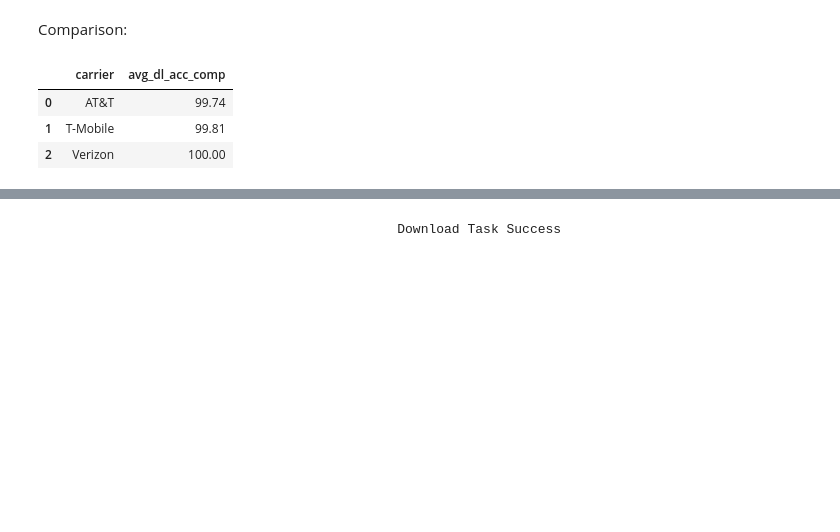
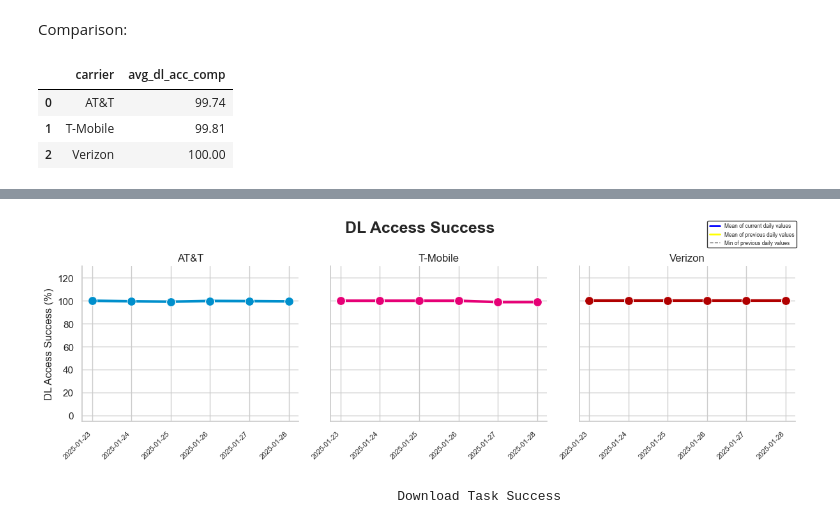
Before and after one commit to ookla-jennymassari/dq_reporting_test.py, a Jupyter notebook: dq_reporting_notebook.ipynb, the cells around one changed output, grey strips where cells are left out. Cells and saved outputs as stored; diff of their text form; code cells hidden in the pictures; blank space fills up the shorter version.

```diff
--- a/dq_reporting_notebook.ipynb
+++ b/dq_reporting_notebook.ipynb
@@ -2070,3 +2071,97 @@ dl_all_acc_comp.head()
+# %%
+def plot_with_dl_acc_succ(data, color, **kwargs):
+    import matplotlib.pyplot as plt
+
+    carrier = data['carrier'].iloc[0]
+
+    # Plot the line for daily dl access success
+    sns.lineplot(
+        data=data,
+        x="start_date",
+        y="avg_dl_acc",
+        marker="o",
+        color=carrier_color_dict_reporting.get(carrier, "gray"),
+        linewidth=3,
+        markersize=10,
+        **kwargs
+    )
+
+    # Calculate the mean of current values for carrier
+mean_curr_vals = dl_all_acc_curr[dl_all_acc_curr['carrier'] == carrier]['avg_dl_acc_curr']
+if not mean_curr_vals.empty:
+    mean_curr = mean_curr_vals.mean()  # Calculate the mean (this is a correction)
+    plt.axhline(
+        y=mean_curr,
+        color="blue",
+        linewidth=2,
+        linestyle="-"
+    )
+
+# Calculate the mean of previous values for carrier
+mean_comp_vals = dl_all_acc_comp[dl_all_acc_comp['carrier'] == carrier]['avg_dl_acc_comp']
+if not mean_comp_vals.empty:
+    mean_comp = mean_comp_vals.mean()  # Calculate the mean (this is a correction)
+    plt.axhline(
+        y=mean_comp,
+        color="yellow",
+        linewidth=2,
+        linestyle="-"
+    )
+
+# Calculate the min value for carrier
+min_val_vals = dl_acc_comp[dl_acc_comp['carrier'] == carrier]['avg_dl_acc']
+if not min_val_vals.empty:
+    min_val = min_val_vals.min()  # Calculate the minimum (this is a correction)
+    plt.axhline(
+        y=min_val,
+        color="#686868",
+        linewidth=1,
+        linestyle="dashed"
+    )
+
+
+g = sns.FacetGrid(
+    dl_acc_curr,
+    col="carrier",
+    col_wrap=3,
+    height=4,
+    sharey=True
+)
+
+g.map_dataframe(plot_with_dl_acc_succ)
+
+g.set_titles(col_template="{col_name}")
+g.set_axis_labels("", "DL Access Success (%)")
+g.set(ylim=(-5, 130))
+
+# Adjust the x-axis tick labels (dates)
+for ax in g.axes.flat:
+    ax.tick_params(axis='x', labelsize=8)
+    ax.set_xticklabels(ax.get_xticklabels(), rotation=45, ha="right")
+
+plt.subplots_adjust(top=0.9)
+g.fig.suptitle("DL Access Success", fontsize=18, fontweight="bold")
+
+
+# Create custom legend handles
+mean_curr_line = mlines.Line2D([], [], color='blue', linewidth=2, label='Mean of current daily values')
+mean_comp_line = mlines.Line2D([], [], color='yellow', linewidth=2, label='Mean of previous daily values')
+min_comp_line = mlines.Line2D([], [], color='#686868', linewidth=1, linestyle='dashed', label='Min of previous daily values')
+
+# Add to the figure legend (not individual subplots)
+g.add_legend()
+g.fig.legend(
+    handles=[mean_curr_line, mean_comp_line, min_comp_line],
+    loc='upper right',
+    bbox_to_anchor=(0.99, 0.99),
+    fontsize=6,
+    frameon=True,
+    edgecolor='black'
+)
+plt.tight_layout()
+plt.show()
+# %% [output]
+[figure, added]
 # %% [markdown]
                                                 Download Task Success
 # %%
```
Also changed, not shown: parts of 3 cells of this notebook.
